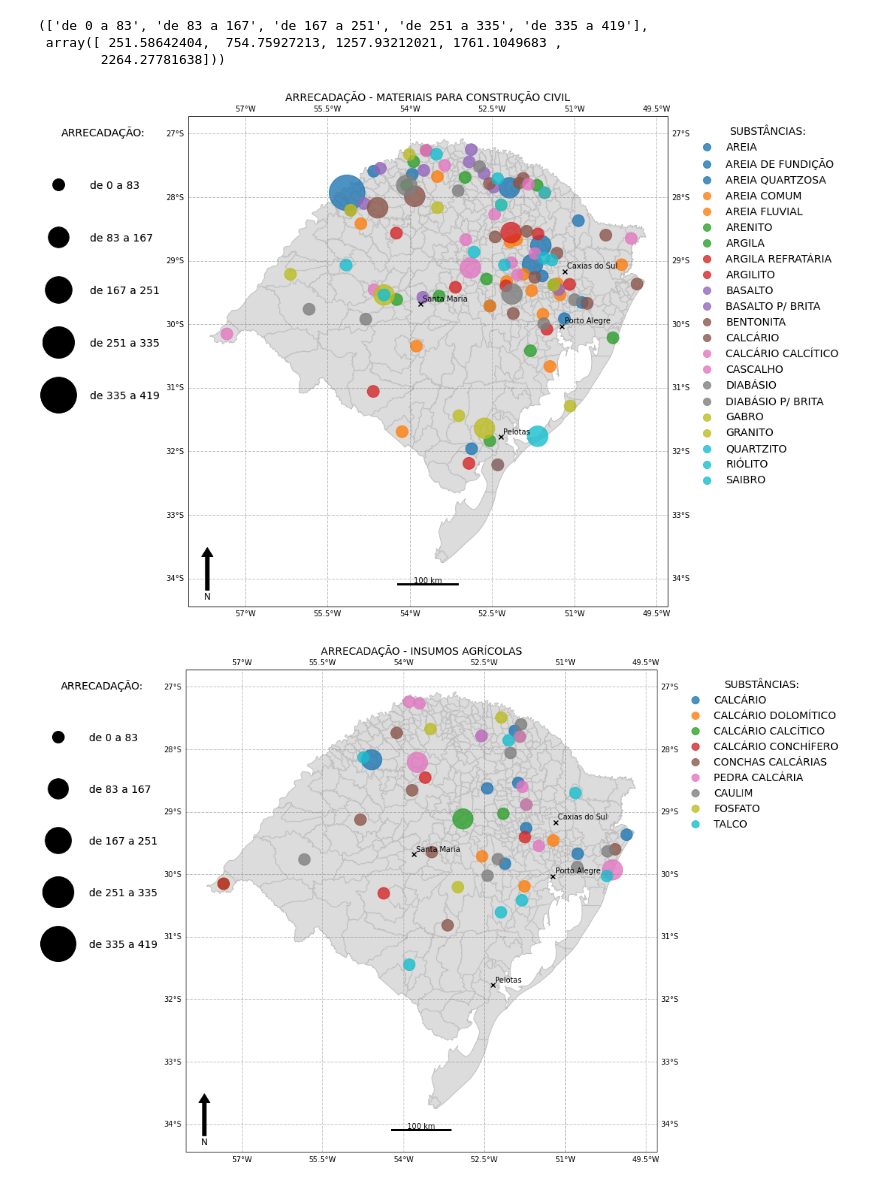
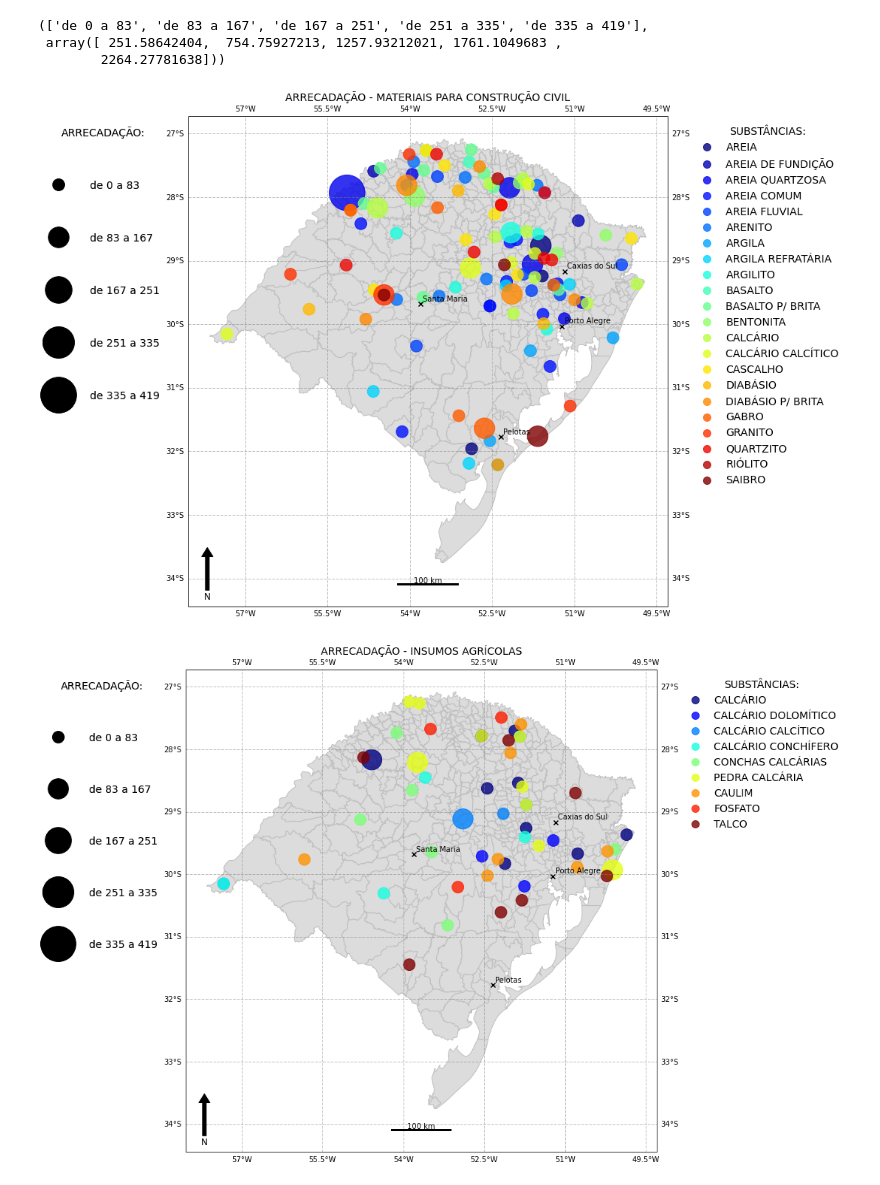
Before and after one commit to robertorolo/Mapas-minera-RS, a Jupyter notebook: arrecadacao.ipynb, the cells around one changed output. Saved outputs shown, nothing was run; the diff lists cells and outputs as text; code cells hidden in the pictures.

```diff
--- a/arrecadacao.ipynb
+++ b/arrecadacao.ipynb
@@ -162,7 +162,7 @@ for grupo in grupos:
     filtrado = producao[colunas]
 
     #colors
-    colormap = plt.cm.tab10
+    colormap = plt.cm.jet
     colors = [colormap(i) for i in np.linspace(0, 1, len(colunas))]
     ax.set_prop_cycle('color', colors)
 
@@ -177,32 +177,32 @@ for grupo in grupos:
     x, y, arrow_length = 0.04, 0.12, 0.1
     ax.annotate('N', xy=(x, y), xytext=(x, y-arrow_length),
     arrowprops=dict(facecolor='black', width=5, headwidth=15),
     ha='center', va='center', fontsize=12,
     xycoords=ax.transAxes)
 
     scale_bar(ax, 100, location=(0.5,0.01))
 
     test = plt.scatter(x=np.ones(len(ss))*-54, y=np.ones(len(ss))*-30, s=ss, alpha=0)
     handles, labels = test.legend_elements(prop="sizes", alpha=0.6)
     labels = l
     kw = dict(prop="sizes")
 
     lgd1 = ax.legend(bbox_to_anchor=(1.04, 1), edgecolor = 'white', fontsize='14', title='SUBSTÂNCIAS:', title_fontsize='14', loc='upper left')
     for handle in lgd1.legendHandles:
         handle.set_sizes([100.0])
     lgd2 = ax.legend(handles, labels, labelspacing=4, handletextpad=2 , bbox_to_anchor=(-0.04, 1), edgecolor = 'white', fontsize='14', title='ARRECADAÇÃO:', title_fontsize='14', loc='upper right')
     nl = []
     for i, handle in enumerate(lgd2.legendHandles):
         handle._legmarker.set_alpha(1)
 
     plt.gca().add_artist(lgd1)
     plt.gca().add_artist(lgd2)
 
     plot_municipios(municipios, lista_municipio, ax, c='black', delta=0.05)
 
     ax.set_title('ARRECADAÇÃO - {}'.format(grupo.upper()), loc='center', fontsize='14')
     nome = grupo.upper()
     plt.savefig('imagens/arrecadacao/'+nome+".png", bbox_inches='tight', facecolor='white', dpi = 300, bbox_extra_artists=(lgd1,lgd2, ax))
 # %% [output]
-[figure, old version]
+[figure, new version]
-[figure, old version]
+[figure, new version]
```
Also changed, not shown: parts of 1 cell of this notebook, 17 other files.
